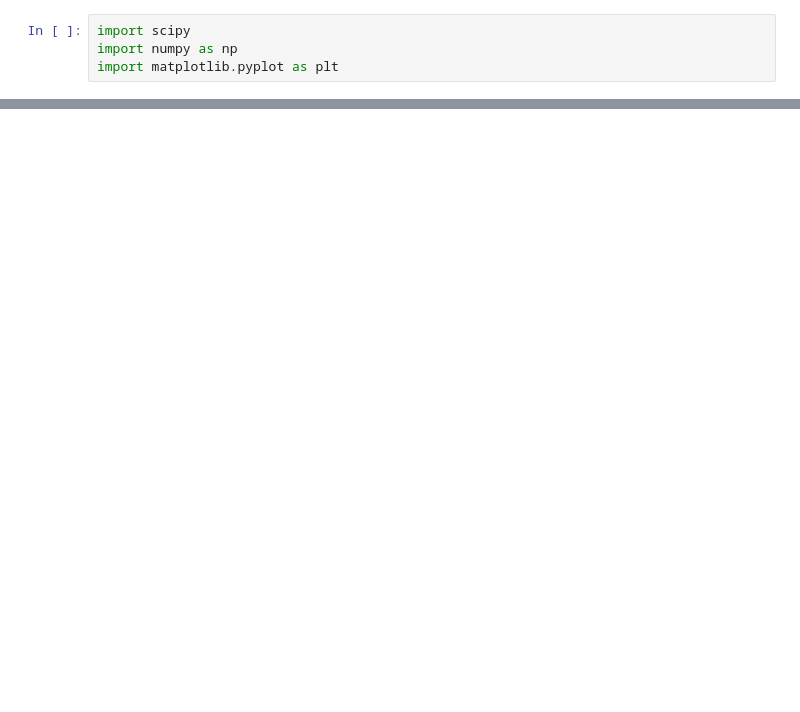
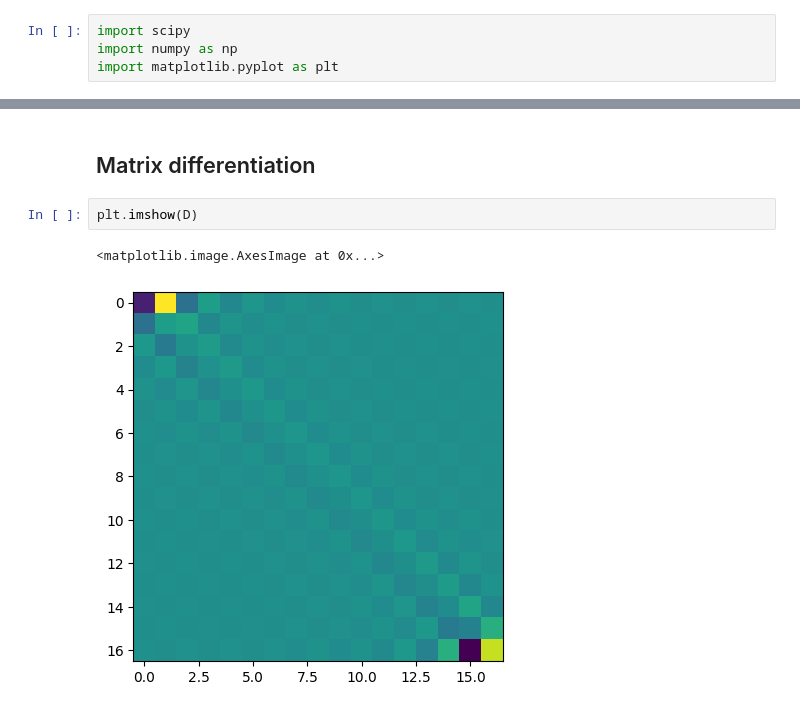
Before and after one commit to KunkelAlexander/fdm-hybrid-scheme, a Jupyter notebook: demonstration/Chebyshev.ipynb, the cells around one changed output, grey strips where cells are left out. Drawn from its saved outputs; the diff is of its cells as text; blank space fills up the shorter version.

```diff
--- a/demonstration/Chebyshev.ipynb
+++ b/demonstration/Chebyshev.ipynb
@@ -21,0 +150,7 @@ print(f - 1)
+# %% [markdown]
+## Matrix differentiation
+# %%
+plt.imshow(D)
+# %% [output]
+<matplotlib.image.AxesImage at 0x...>
+[figure, added]
```
Also changed, not shown: parts of 12 cells of this notebook, 6 other files.
